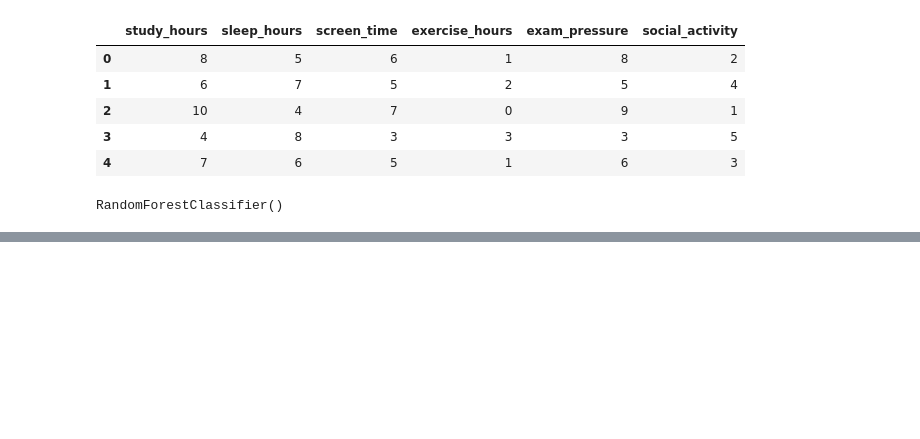
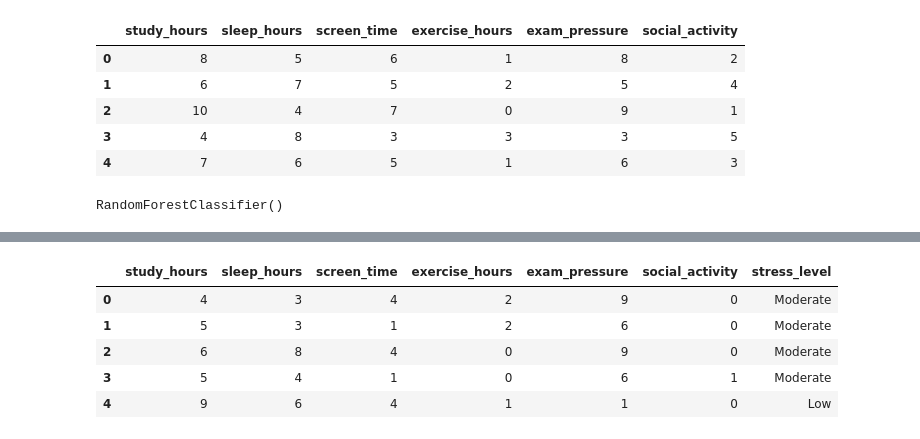
Before and after one commit to MaulikAdhikari18/Student_Stress_Monitor, a Jupyter notebook: notebooks/stress_analysis.ipynb, the cells around one changed output, grey strips where cells are left out. Drawn from its saved outputs; the diff is of its cells as text; code cells hidden in the pictures; blank space fills up the shorter version.

```diff
--- a/notebooks/stress_analysis.ipynb
+++ b/notebooks/stress_analysis.ipynb
@@ -103,0 +130,44 @@ print("Model Accuracy:", accuracy)
+# %%
+import numpy as np
+
+rows = 500
+
+data = {
+    "study_hours": np.random.randint(2, 12, rows),
+    "sleep_hours": np.random.randint(3, 9, rows),
+    "screen_time": np.random.randint(1, 8, rows),
+    "exercise_hours": np.random.randint(0, 3, rows),
+    "exam_pressure": np.random.randint(1, 10, rows),
+    "social_activity": np.random.randint(0, 6, rows)
+}
+
+df = pd.DataFrame(data)
+
+stress = []
+
+for i in range(rows):
+
+    score = (
+        df["study_hours"][i] * 0.3 +
+        df["exam_pressure"][i] * 0.4 -
+        df["sleep_hours"][i] * 0.2 -
+        df["exercise_hours"][i] * 0.1
+    )
+
+    if score > 6:
+        stress.append("High")
+    elif score > 3:
+        stress.append("Moderate")
+    else:
+        stress.append("Low")
+
+df["stress_level"] = stress
+
+df.head()
+# %% [output]
+|  | study_hours | sleep_hours | screen_time | exercise_hours | exam_pressure | social_activity | stress_level |
+| 0 | 4 | 3 | 4 | 2 | 9 | 0 | Moderate |
+| 1 | 5 | 3 | 1 | 2 | 6 | 0 | Moderate |
+| 2 | 6 | 8 | 4 | 0 | 9 | 0 | Moderate |
+| 3 | 5 | 4 | 1 | 0 | 6 | 1 | Moderate |
+| 4 | 9 | 6 | 4 | 1 | 1 | 0 | Low |
```
Also changed, not shown: parts of 5 cells of this notebook, 1 other file.
